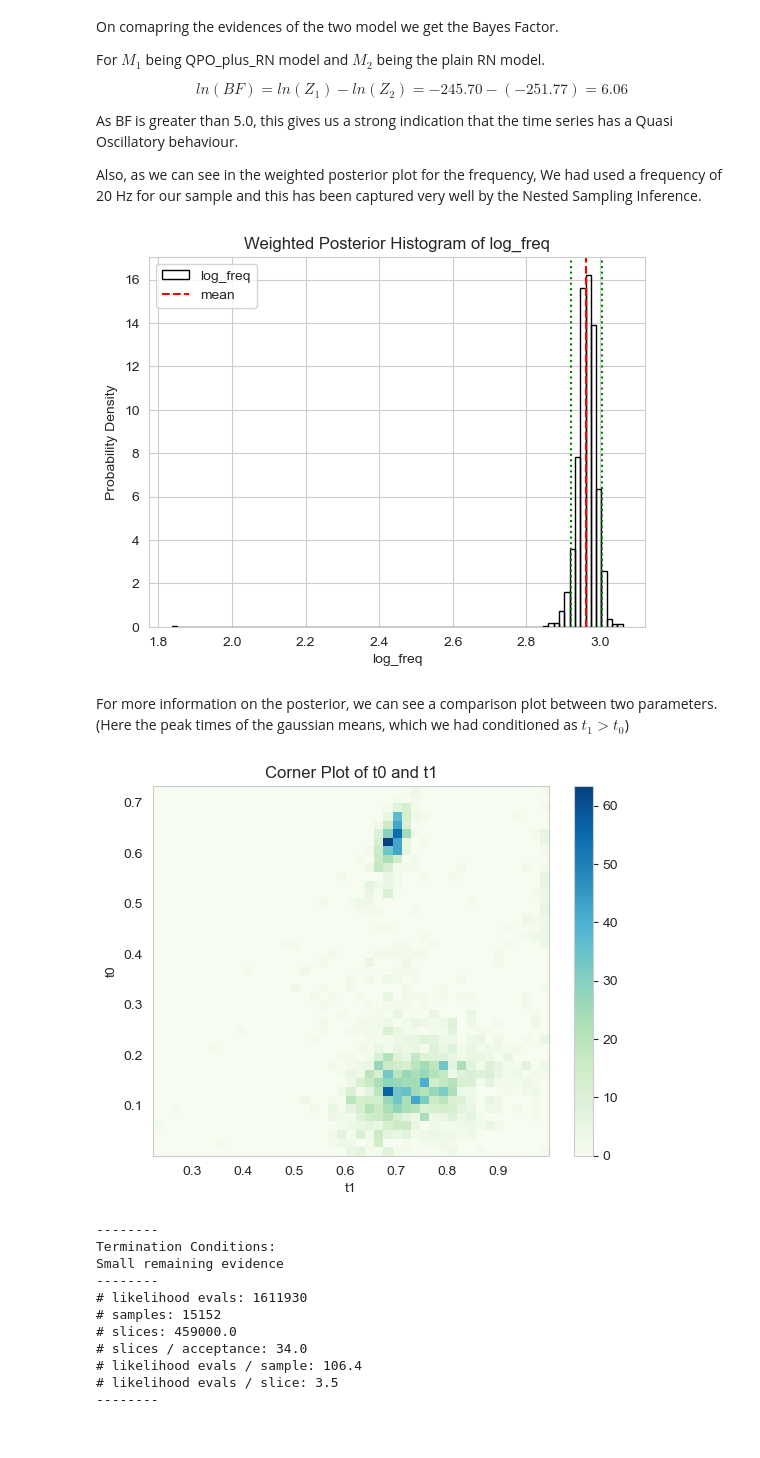
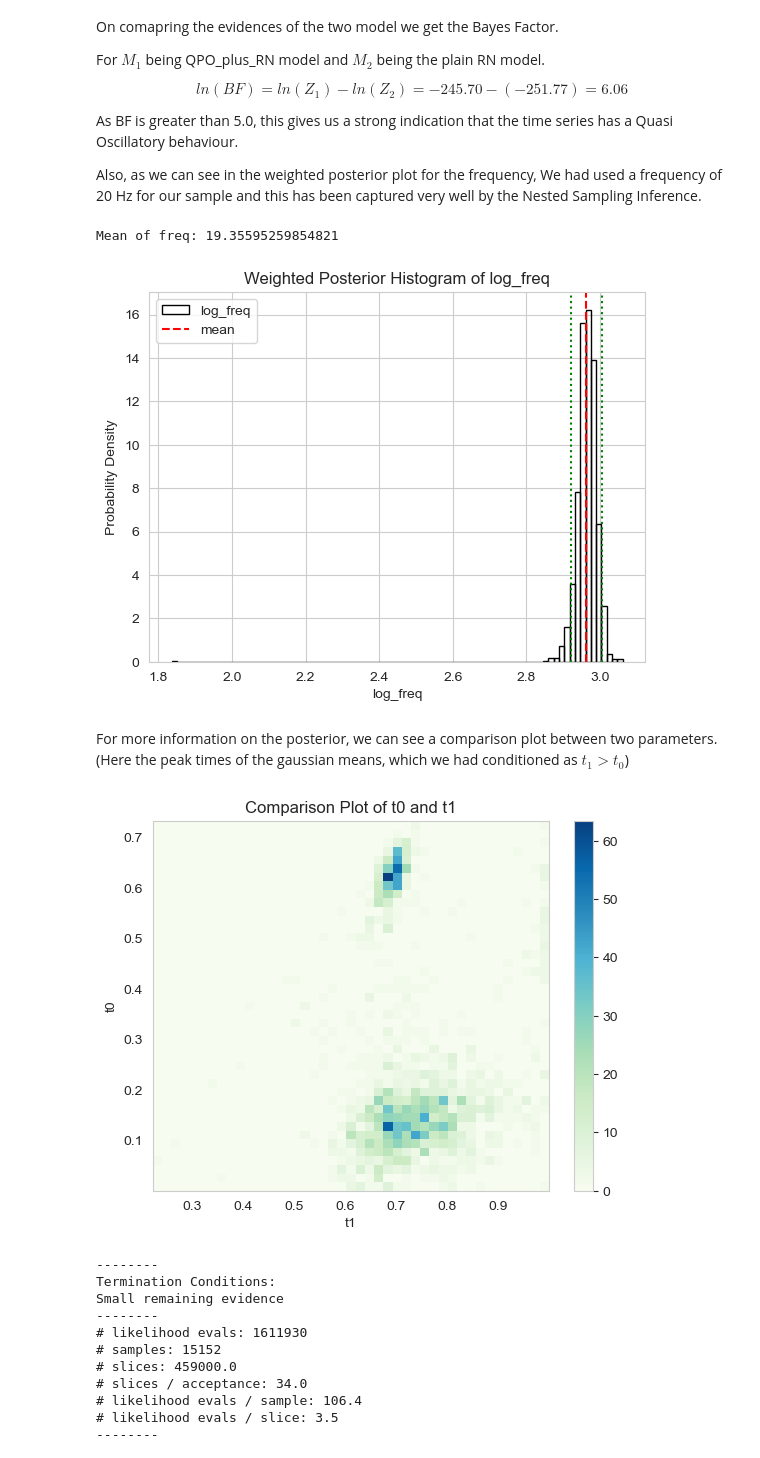
Before and after one commit to Gaurav17Joshi/ProofOfConcept, a Jupyter notebook: Demonstration/demo2.ipynb, the cells around one changed output. Drawn from its saved outputs; the diff is of its cells as text; code cells hidden in the pictures.

```diff
--- a/Demonstration/demo2.ipynb
+++ b/Demonstration/demo2.ipynb
@@ -255,6 +265,6 @@ def likelihood_model2( log_arn, log_crn, log_aqpo, log_cqpo, log_freq, log_A, t0
 
 Similar to the previous case, we will make a GPresult object by initialising with the lightcurve. Then we will sample the posterior using the prior and log_likelihood model.
 # %%
-gpresult2 = GPResult(Lc = lc)
-gpresult2.sample(prior_model = prior_model2, likelihood_model = likelihood_model2, max_samples = 2e4)
+gpresult2 = GPResult(lc = lc)
+gpresult2.sample(prior_model = prior_model2, likelihood_model = log_likelihood_model2, max_samples = 2e4)
 # %% [output]
@@ -283,15 +293,17 @@ As BF is greater than 5.0, this gives us a strong indication that the time serie
 Also, as we can see in the weighted posterior plot for the frequency, We had used a frequency of 20 Hz for our sample and this has been captured very well by the Nested Sampling Inference.
 # %%
 plot = gpresult2.weighted_posterior_plot("log_freq")
+print("Mean of freq:", jnp.exp(2.963))
 # %% [output]
+Mean of freq: 19.35595259854821
 [figure]
 # %% [markdown]
 For more information on the posterior, we can see a comparison plot between two parameters. (Here the peak times of the gaussian means, which we had conditioned as $t_1>t_0$)
 # %%
 # Corner Plot between the two peak times
-plot = gpresult2.corner_plot("t0", "t1")
+plot = gpresult2.comparison_plot("t0", "t1")
 # %% [output]
-[figure, old version]
+[figure, new version]
 # %%
 gpresult2.print_summary()
 # %% [output]
```
Also changed, not shown: parts of 15 cells of this notebook, 12 other files.
